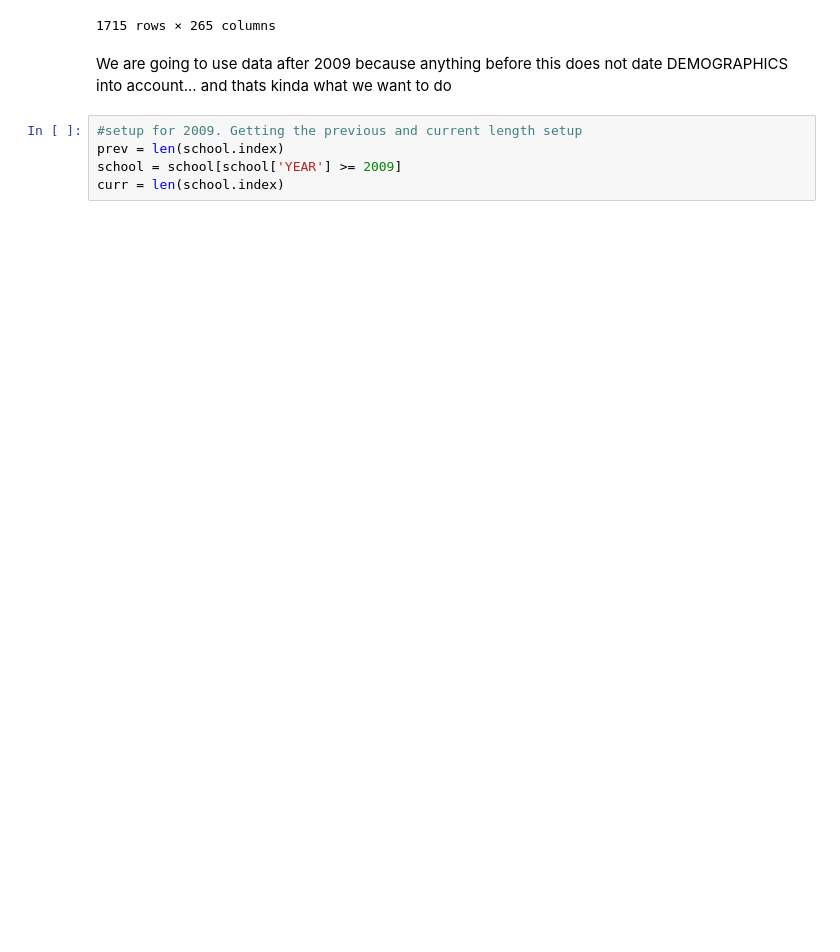
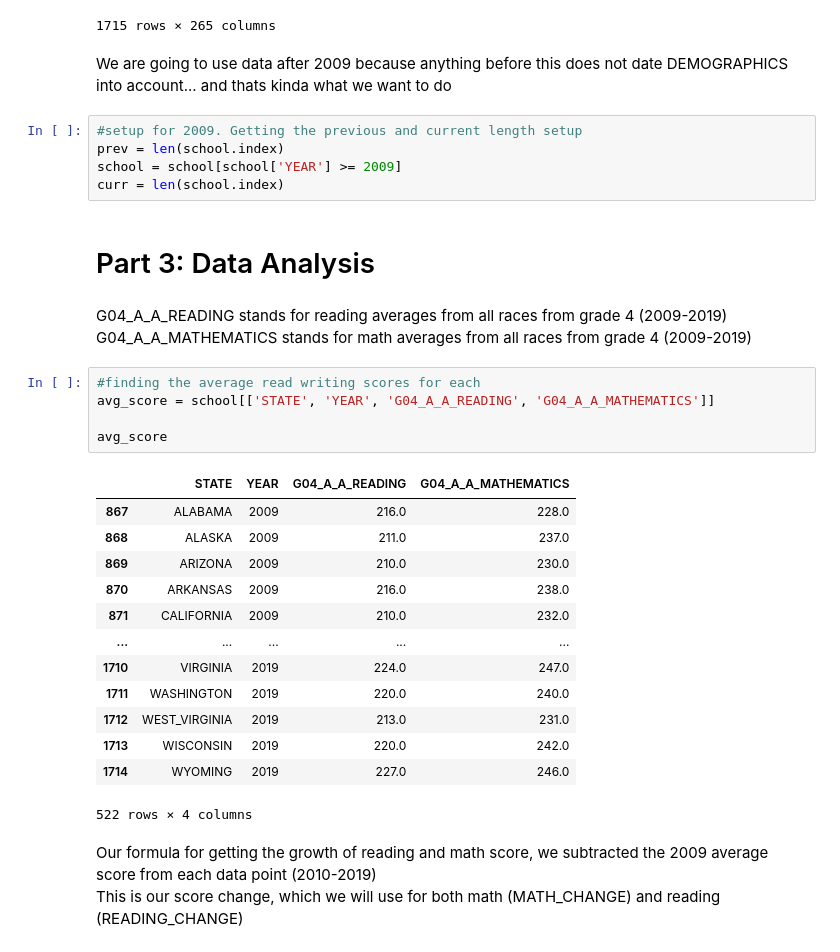
Before and after one commit to rohanondkar/rohanondkar.github.io, a Jupyter notebook: final.ipynb, the cells around one changed output. Saved outputs shown, nothing was run; the diff lists cells and outputs as text; blank space fills up the shorter version.

```diff
--- a/final.ipynb
+++ b/final.ipynb
@@ -74,3 +74,30 @@ We are going to use data after 2009 because anything before this does not date D
 prev = len(school.index)
 school = school[school['YEAR'] >= 2009]
 curr = len(school.index)
+# %% [markdown]
+# Part 3: Data Analysis
+# %% [markdown]
+G04_A_A_READING stands for reading averages from all races from grade 4 (2009-2019)<br>
+G04_A_A_MATHEMATICS stands for math averages from all races from grade 4 (2009-2019)
+# %%
+#finding the average read writing scores for each
+avg_score = school[['STATE', 'YEAR', 'G04_A_A_READING', 'G04_A_A_MATHEMATICS']]
+
+avg_score
+# %% [output]
+|  | STATE | YEAR | G04_A_A_READING | G04_A_A_MATHEMATICS |
+| 867 | ALABAMA | 2009 | 216.0 | 228.0 |
+| 868 | ALASKA | 2009 | 211.0 | 237.0 |
+| 869 | ARIZONA | 2009 | 210.0 | 230.0 |
+| 870 | ARKANSAS | 2009 | 216.0 | 238.0 |
+| 871 | CALIFORNIA | 2009 | 210.0 | 232.0 |
+| ... | ... | ... | ... | ... |
+| 1710 | VIRGINIA | 2019 | 224.0 | 247.0 |
+| 1711 | WASHINGTON | 2019 | 220.0 | 240.0 |
+| 1712 | WEST_VIRGINIA | 2019 | 213.0 | 231.0 |
+| 1713 | WISCONSIN | 2019 | 220.0 | 242.0 |
+| 1714 | WYOMING | 2019 | 227.0 | 246.0 |
+522 rows × 4 columns
+# %% [markdown]
+Our formula for getting the growth of reading and math score, we subtracted the 2009 average score from each data point (2010-2019)<br>
+This is our score change, which we will use for both math (MATH_CHANGE) and reading (READING_CHANGE)
```
